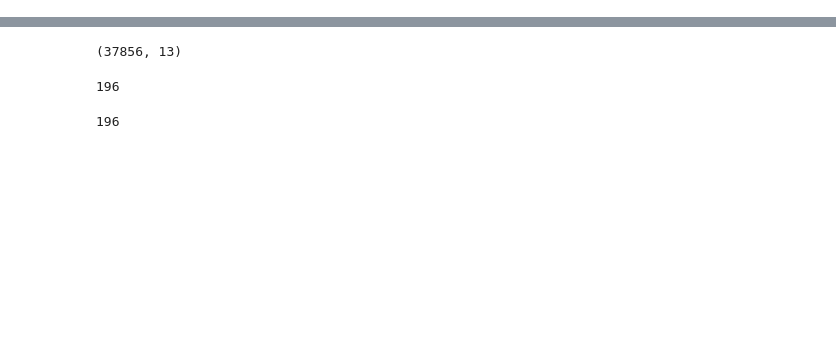
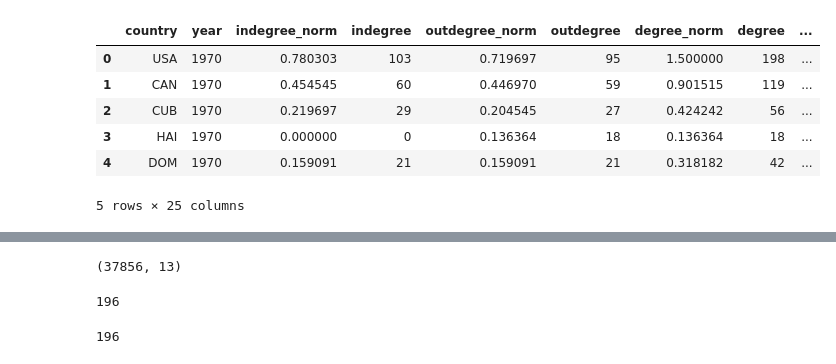
Before and after one commit to Polichinel/SNA, a Jupyter notebook: main_py.ipynb, the cells around one changed output, grey strips where cells are left out. Drawn from its saved outputs; the diff is of its cells as text; code cells hidden in the pictures; blank space fills up the shorter version.

```diff
--- a/main_py.ipynb
+++ b/main_py.ipynb
@@ -12,0 +20,11 @@ import graphviz
+# %%
+df.head()
+# du mangler node counts.
+# %% [output]
+|  | country | year | indegree_norm | indegree | outdegree_norm | outdegree | degree_norm | degree | ... |
+| 0 | USA | 1970 | 0.780303 | 103 | 0.719697 | 95 | 1.500000 | 198 | ... |
+| 1 | CAN | 1970 | 0.454545 | 60 | 0.446970 | 59 | 0.901515 | 119 | ... |
+| 2 | CUB | 1970 | 0.219697 | 29 | 0.204545 | 27 | 0.424242 | 56 | ... |
+| 3 | HAI | 1970 | 0.000000 | 0 | 0.136364 | 18 | 0.136364 | 18 | ... |
+| 4 | DOM | 1970 | 0.159091 | 21 | 0.159091 | 21 | 0.318182 | 42 | ... |
+5 rows × 25 columns
```
Also changed, not shown: parts of 12 cells of this notebook.
